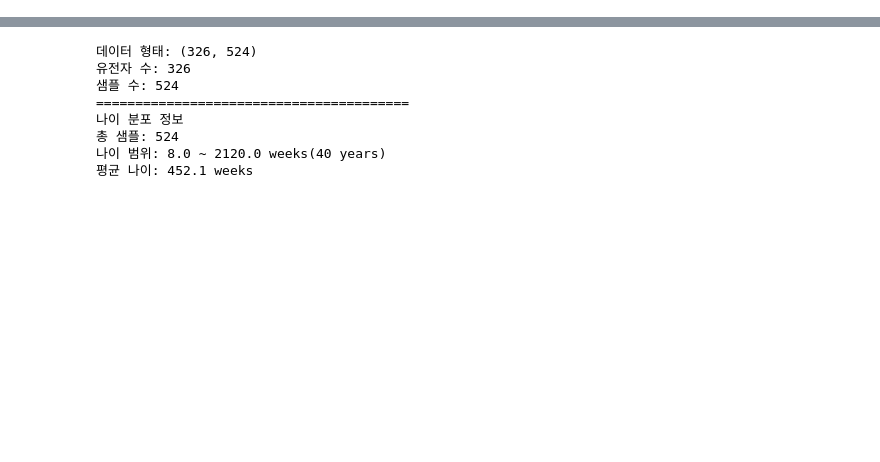
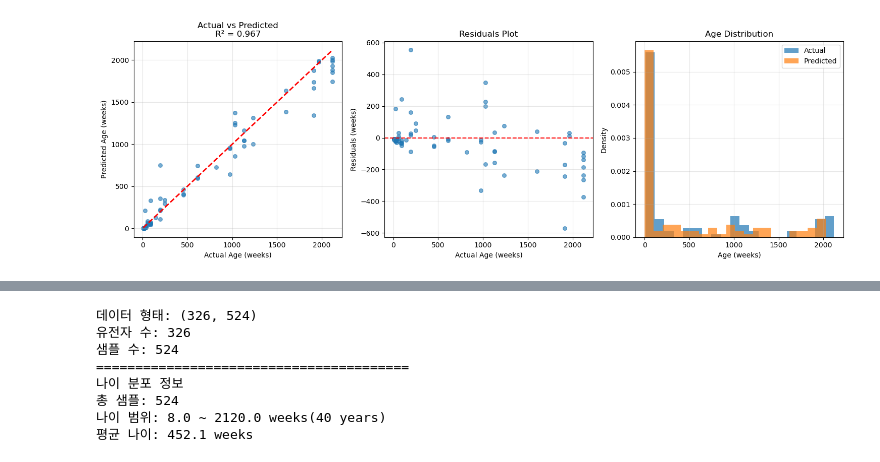
Before and after one commit to hssung-0011/Brain_DeepL, a Jupyter notebook: Data_preprocessing.ipynb, the cells around one changed output, grey strips where cells are left out. Drawn from its saved outputs; the diff is of its cells as text; code cells hidden in the pictures; blank space fills up the shorter version.

```diff
--- a/Data_preprocessing.ipynb
+++ b/Data_preprocessing.ipynb
@@ -119,0 +414,80 @@ class BrainSpanDataset(Dataset):
+# %%
+# %%
+def plot_predictions(results):
+    """예측 결과 시각화"""
+    predictions = results['predictions']
+    targets = results['targets']
+
+    plt.figure(figsize=(15, 5))
+
+    # 1. Actual vs Predicted scatter plot
+    plt.subplot(1, 3, 1)
+    plt.scatter(targets, predictions, alpha=0.6, s=30)
+    plt.plot([targets.min(), targets.max()], [targets.min(), targets.max()], 'r--', lw=2)
+    plt.xlabel('Actual Age (weeks)')
+    plt.ylabel('Predicted Age (weeks)')
+    plt.title(f'Actual vs Predicted\nR² = {results["r2"]:.3f}')
+    plt.grid(True, alpha=0.3)
+
+    # 2. Residuals plot
+    plt.subplot(1, 3, 2)
+    residuals = predictions - targets
+    plt.scatter(targets, residuals, alpha=0.6, s=30)
+    plt.axhline(y=0, color='r', linestyle='--')
+    plt.xlabel('Actual Age (weeks)')
+    plt.ylabel('Residuals (weeks)')
+    plt.title('Residuals Plot')
+    plt.grid(True, alpha=0.3)
+
+    # 3. Age distribution comparison
+    plt.subplot(1, 3, 3)
+    plt.hist(targets, bins=20, alpha=0.7, label='Actual', density=True)
+    plt.hist(predictions, bins=20, alpha=0.7, label='Predicted', density=True)
+    plt.xlabel('Age (weeks)')
+    plt.ylabel('Density')
+    plt.title('Age Distribution')
+    plt.legend()
+    plt.grid(True, alpha=0.3)
+
+    plt.tight_layout()
+    plt.show()
+
+def analyze_age_groups(results):
+    """연령대별 성능 분석"""
+    predictions = results['predictions']
+    targets = results['targets']
+
+    # 연령대 구분 (weeks를 기준으로)
+    age_groups = {
+        'Prenatal (8-40 weeks)': (8, 40),
+        'Infant (40-104 weeks)': (40, 104),
+        'Child (104-520 weeks)': (104, 520),
+        'Adolescent (520-936 weeks)': (520, 936),
+        'Adult (936+ weeks)': (936, 2500)
+    }
+
+    print("📊 연령대별 모델 성능:")
+    print("=" * 60)
+
+    for group_name, (min_age, max_age) in age_groups.items():
+        mask = (targets >= min_age) & (targets < max_age)
+        if np.sum(mask) > 0:
+            group_targets = targets[mask]
+            group_predictions = predictions[mask]
+
+            mae = mean_absolute_error(group_targets, group_predictions)
+            rmse = np.sqrt(mean_squared_error(group_targets, group_predictions))
+            r2 = r2_score(group_targets, group_predictions)
+
+            print(f"{group_name}:")
+            print(f"  샘플 수: {np.sum(mask)}")
+            print(f"  MAE: {mae:.2f} weeks")
+            print(f"  RMSE: {rmse:.2f} weeks")
+            print(f"  R²: {r2:.3f}")
+            print()
+
+# 결과 시각화 및 분석 실행
+plot_predictions(results)
+analyze_age_groups(results)
+# %% [output]
+[figure, added]
```
Also changed, not shown: parts of 31 cells of this notebook, 8 other files.
